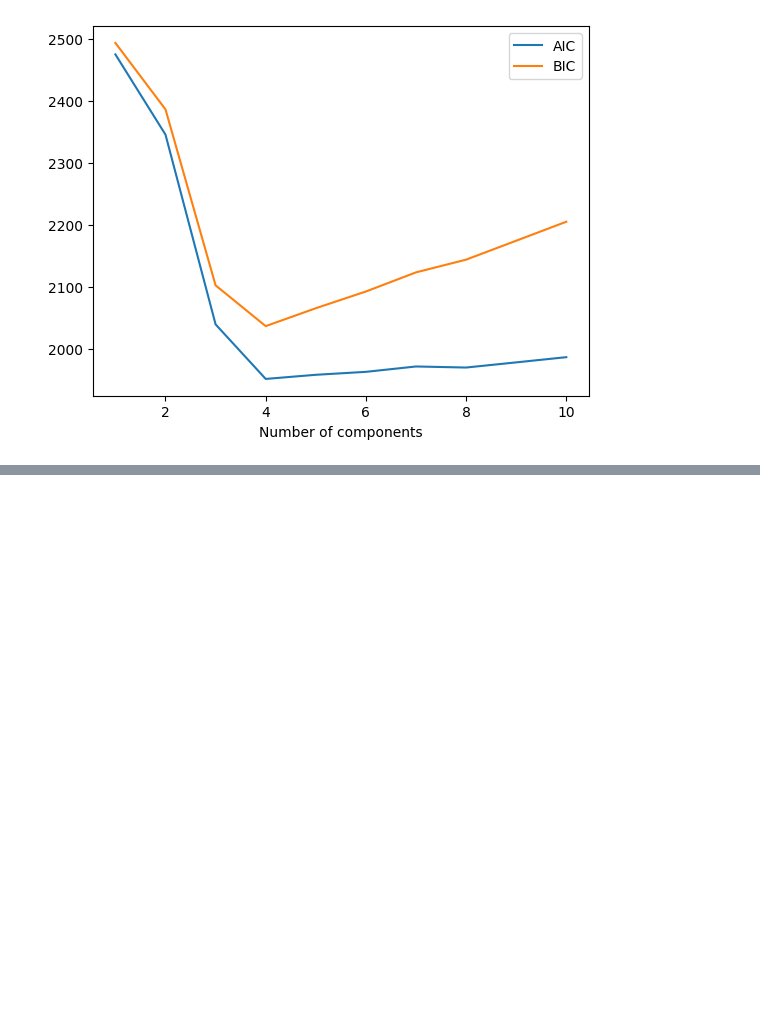
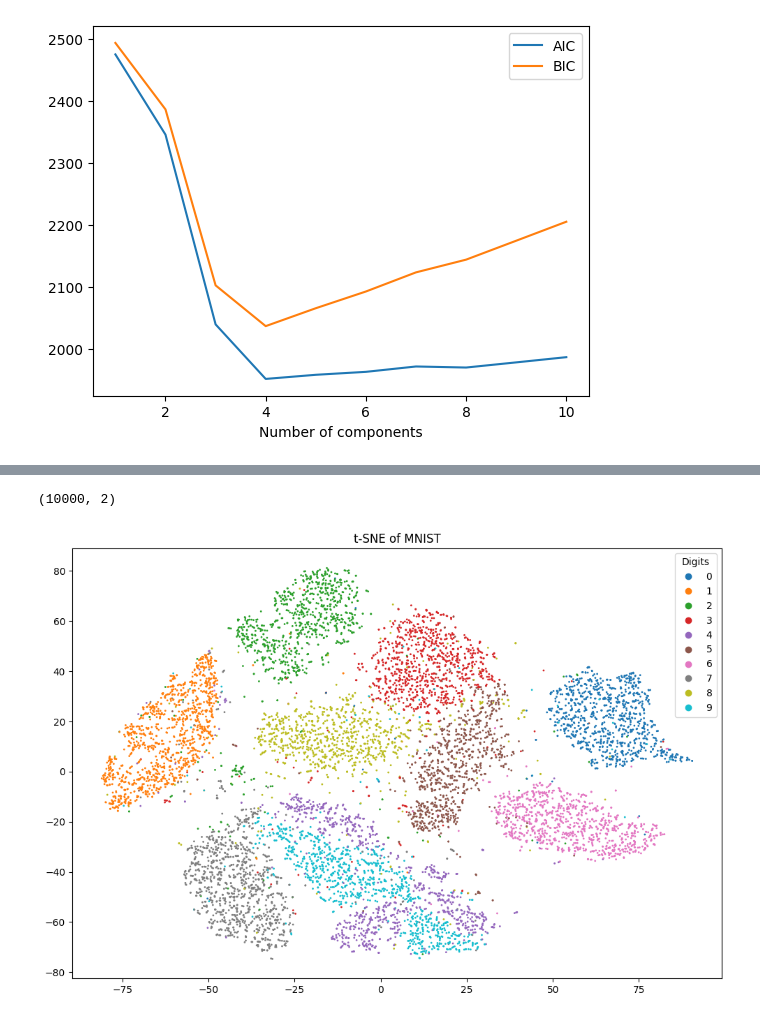
Before and after one commit to raghavharshita/Colab-Files-Notes, a Jupyter notebook: Clustering.ipynb, the cells around one changed output, grey strips where cells are left out. Cells and saved outputs as stored; diff of their text form; code cells hidden in the pictures; blank space fills up the shorter version.

```diff
--- a/Clustering.ipynb
+++ b/Clustering.ipynb
@@ -291,0 +338,17 @@ Text(0.5, 0, 'Number of components')
+# %%
+# Apply t-SNE
+tsne = TSNE(n_components=2, perplexity=30, n_iter=1000, random_state=42)
+X_tsne = tsne.fit_transform(X_subset)
+# %%
+X_tsne.shape
+# %% [output]
+(10000, 2)
+# %%
+# Plot the result
+plt.figure(figsize=(12, 8))
+scatter = plt.scatter(X_tsne[:, 0], X_tsne[:, 1], c=y_subset.astype(int), cmap='tab10', s=1)
+plt.legend(*scatter.legend_elements(), title="Digits")
+plt.title('t-SNE of MNIST')
+plt.show()
+# %% [output]
+[figure, added]
```
Also changed, not shown: parts of 12 cells of this notebook.
